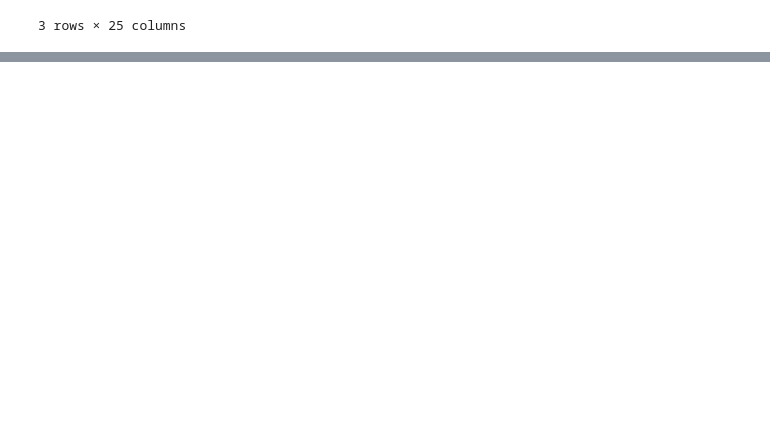
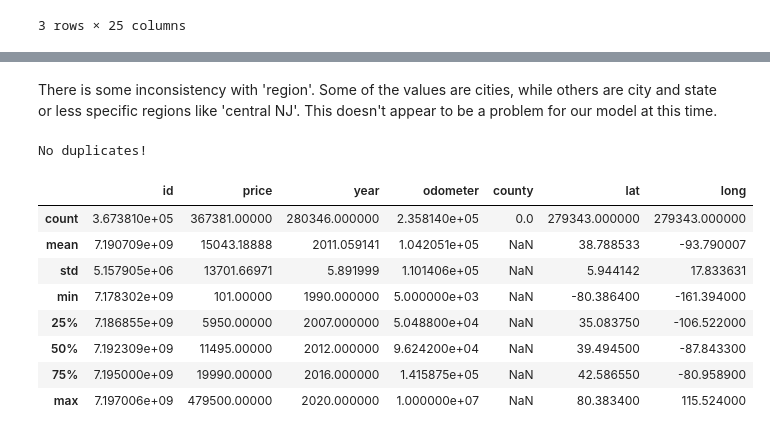
Before and after one commit to mitty4/usedCarPricePrediction, a Jupyter notebook: Data_Wrangling_Capstone_Two.ipynb, the cells around one changed output, grey strips where cells are left out. Saved outputs shown, nothing was run; the diff lists cells and outputs as text; code cells hidden in the pictures; blank space fills up the shorter version.

Commit message:
identified initial conditions and columns to drop

```diff
--- a/Data_Wrangling_Capstone_Two.ipynb
+++ b/Data_Wrangling_Capstone_Two.ipynb
@@ -32,0 +147,32 @@ df.describe()
+# %% [markdown]
+There is some inconsistency with 'region'. Some of the values are cities, while others are city and state or less specific regions like 'central NJ'. This doesn't appear to be a problem for our model at this time.
+# %%
+#check for duplicates
+if df.duplicated().sum() == 0:
+    print('No duplicates!')
+else:
+    df.duplicated().sum()
+# %% [output]
+No duplicates!
+# %%
+#define the conditions to drop
+zero_odometer = df['odometer']<5000
+max_price = df['price']>=500000
+min_price = df['price']<=100
+future_year = df['year']==2021
+min_year = df['year']<1990
+
+#drop those conditions
+dropped_df = df.drop(df.loc[zero_odometer|max_price|min_price|future_year|min_year].index)
+
+dropped_df.describe()
+# %% [output]
+|  | id | price | year | odometer | county | lat | long |
+| count | 3.673810e+05 | 367381.00000 | 280346.000000 | 2.358140e+05 | 0.0 | 279343.000000 | 279343.000000 |
+| mean | 7.190709e+09 | 15043.18888 | 2011.059141 | 1.042051e+05 | NaN | 38.788533 | -93.790007 |
+| std | 5.157905e+06 | 13701.66971 | 5.891999 | 1.101406e+05 | NaN | 5.944142 | 17.833631 |
+| min | 7.178302e+09 | 101.00000 | 1990.000000 | 5.000000e+03 | NaN | -80.386400 | -161.394000 |
+| 25% | 7.186855e+09 | 5950.00000 | 2007.000000 | 5.048800e+04 | NaN | 35.083750 | -106.522000 |
+| 50% | 7.192309e+09 | 11495.00000 | 2012.000000 | 9.624200e+04 | NaN | 39.494500 | -87.843300 |
+| 75% | 7.195000e+09 | 19990.00000 | 2016.000000 | 1.415875e+05 | NaN | 42.586550 | -80.958900 |
+| max | 7.197006e+09 | 479500.00000 | 2020.000000 | 1.000000e+07 | NaN | 80.383400 | 115.524000 |
```
Also changed, not shown: parts of 14 cells of this notebook.
